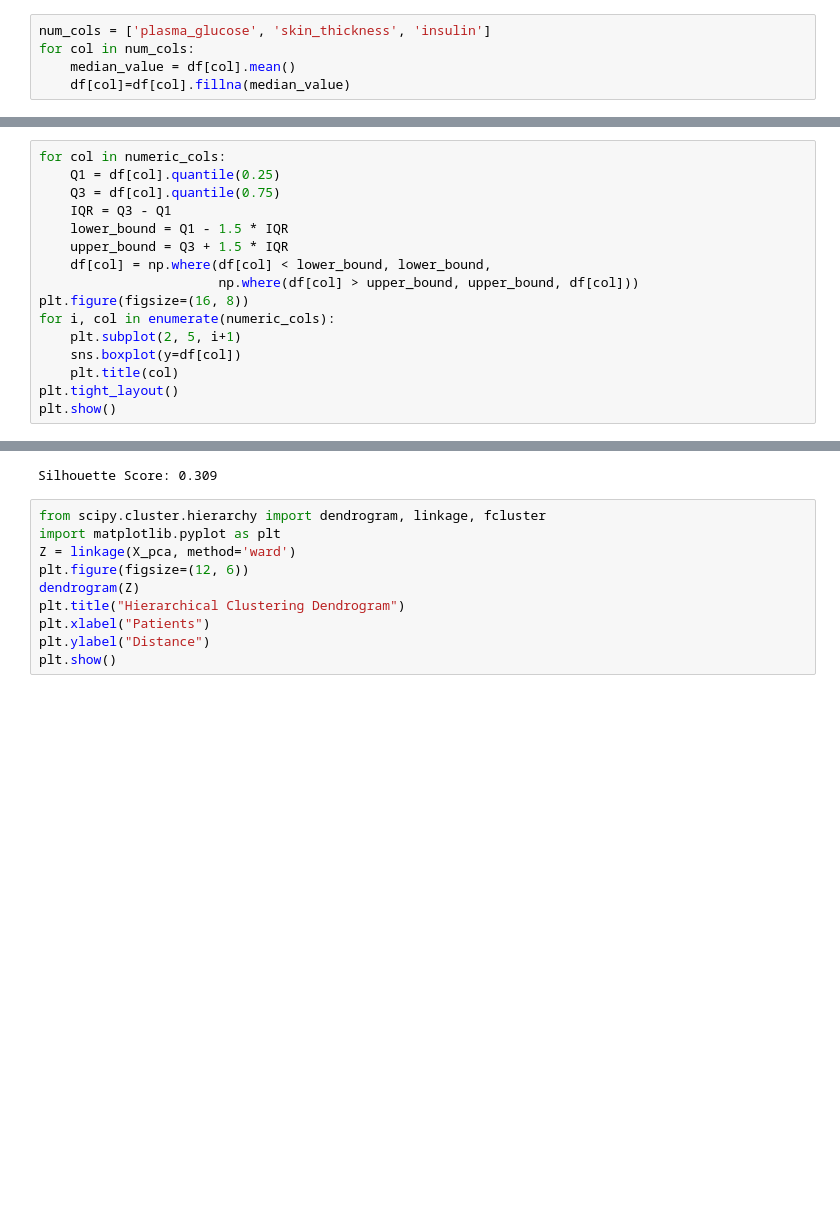
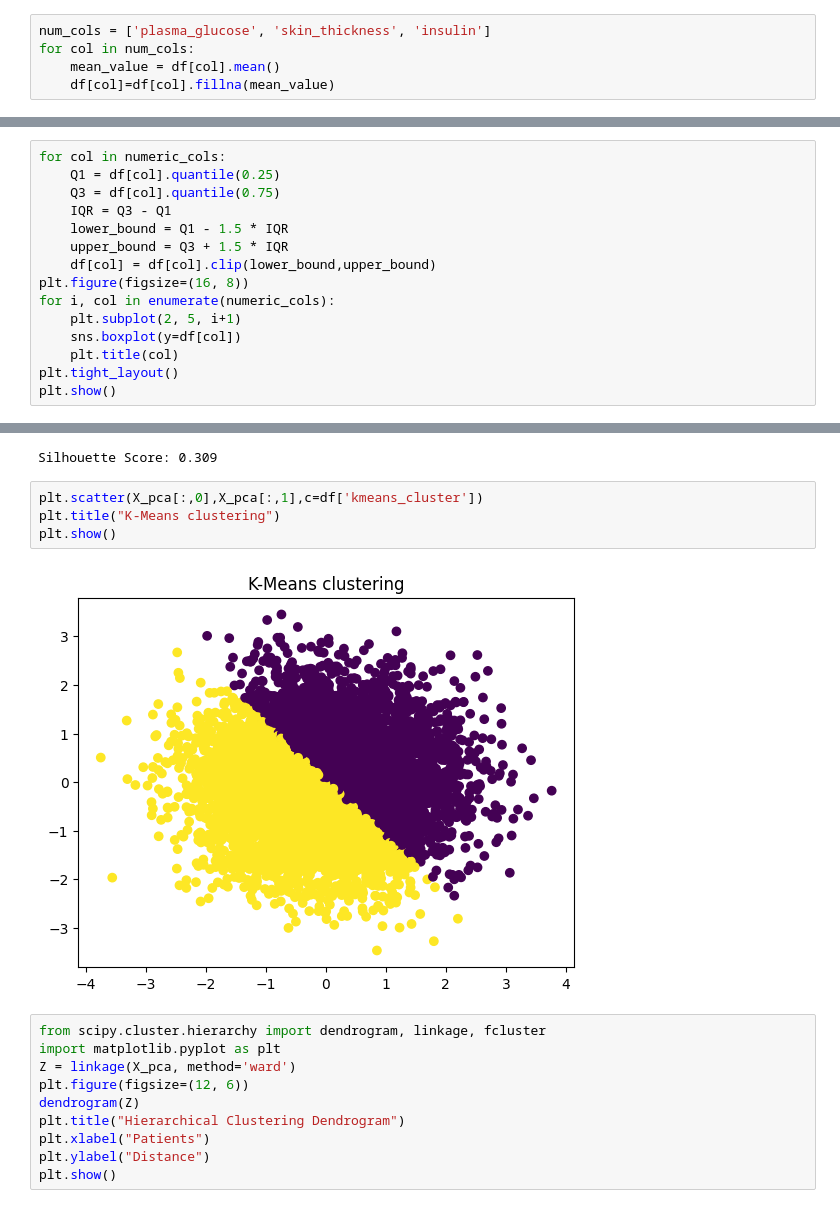
Before and after one commit to kanika-07cs/Task17-16.10.25-, a Jupyter notebook: Task.ipynb, the cells around one changed output, grey strips where cells are left out. Saved outputs shown, nothing was run; the diff lists cells and outputs as text; blank space fills up the shorter version.

```diff
--- a/Task.ipynb
+++ b/Task.ipynb
@@ -67,8 +67,8 @@ dtype: int64
 # %%
 num_cols = ['plasma_glucose', 'skin_thickness', 'insulin']
 for col in num_cols:
-    median_value = df[col].mean()
-    df[col]=df[col].fillna(median_value)
+    mean_value = df[col].mean()
+    df[col]=df[col].fillna(mean_value)
 # %%
 cat_cols = ['gender', 'residence_type']
 for col in cat_cols:
@@ -142,8 +142,7 @@ for col in numeric_cols:
     IQR = Q3 - Q1
     lower_bound = Q1 - 1.5 * IQR
     upper_bound = Q3 + 1.5 * IQR
-    df[col] = np.where(df[col] < lower_bound, lower_bound,
-                       np.where(df[col] > upper_bound, upper_bound, df[col]))
+    df[col] = df[col].clip(lower_bound,upper_bound)
 plt.figure(figsize=(16, 8))
 for i, col in enumerate(numeric_cols):
     plt.subplot(2, 5, i+1)
@@ -213,6 +212,12 @@ sil_score_km = silhouette_score(X_pca, df['kmeans_cluster'])
 print(f"Silhouette Score: {sil_score_km:.3f}")
 # %% [output]
 Silhouette Score: 0.309
+# %%
+plt.scatter(X_pca[:,0],X_pca[:,1],c=df['kmeans_cluster'])
+plt.title("K-Means clustering")
+plt.show()
+# %% [output]
+[figure, added]
 # %%
 from scipy.cluster.hierarchy import dendrogram, linkage, fcluster
 import matplotlib.pyplot as plt
```
Also changed, not shown: parts of 2 cells of this notebook.
